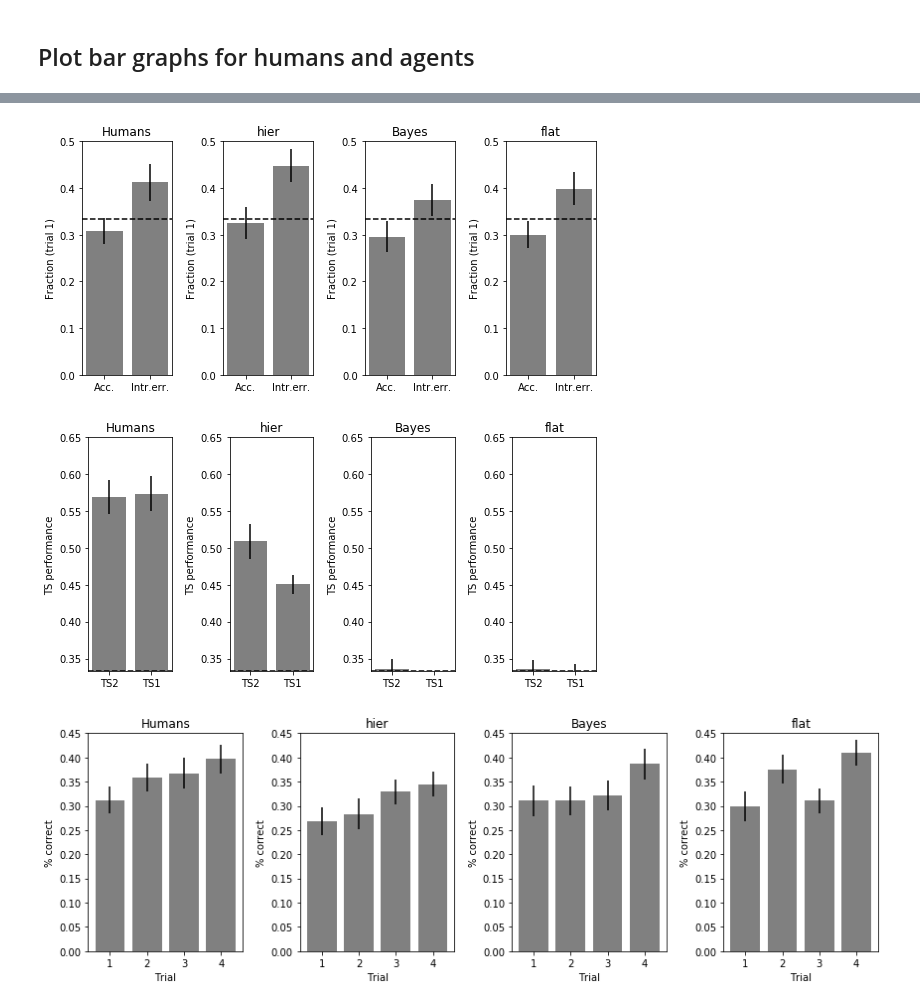
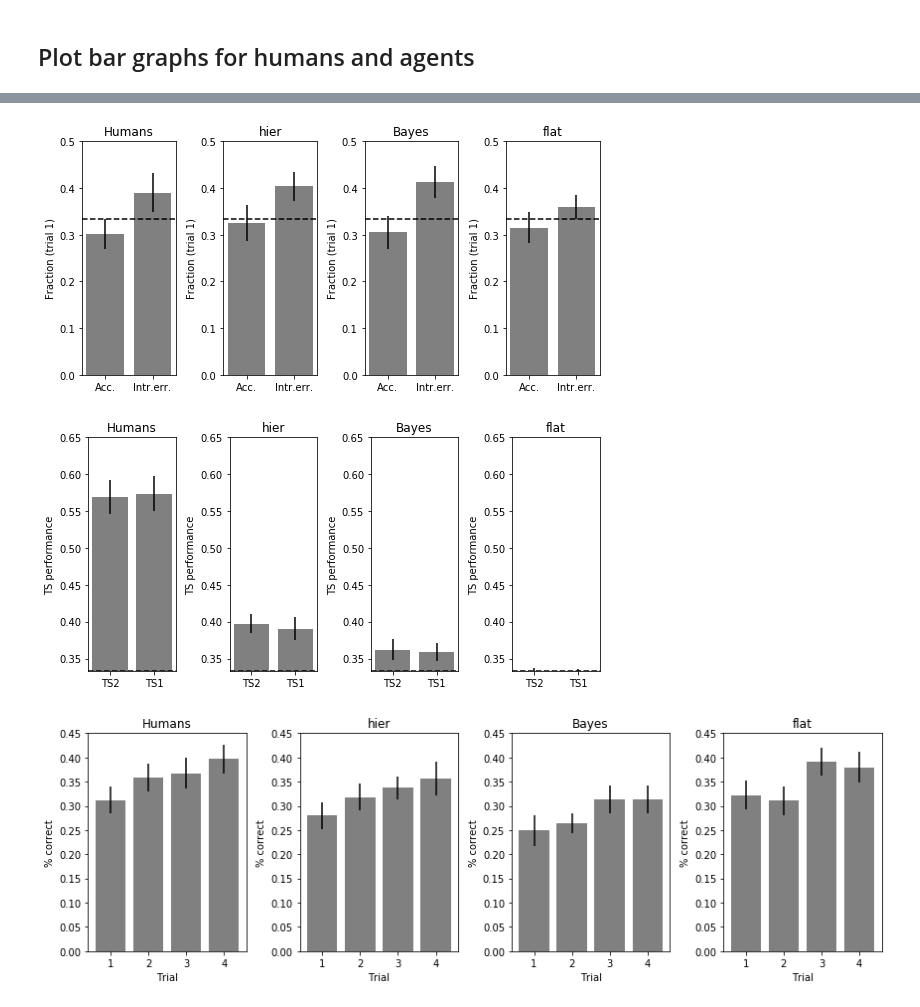
Before and after one commit to MariaEckstein/SLCN, a Jupyter notebook: models/SimulateAliensJupyterVersion2.ipynb, the cells around one changed output, grey strips where cells are left out. Saved outputs shown, nothing was run; the diff lists cells and outputs as text; code cells hidden in the pictures.

```diff
--- a/models/SimulateAliensJupyterVersion2.ipynb
+++ b/models/SimulateAliensJupyterVersion2.ipynb
@@ -75,7 +73,7 @@ elif model_name == 'Bayes':
          })
 
 else:
-    raise(NameError, 'model_name must be "flat" or "hier"!')
+    raise(NameError, 'model_name must be "flat", "Bayes", or "hier"!')
 # %%
 # Column names for the simulation summary measures
 ## Initial learning phase
@@ -237,8 +375,9 @@ def get_summary(parameters, param_ranges, n_sim, n_subj, model):
 # %%
-save_frequency = 100
-print_frequency = 100
-n_frames = 1
-n_sims_per_frame = 2
+# Test reliability of results
+save_frequency = 20
+print_frequency = 20
+n_frames = 10
+n_sims_per_frame = 100
 
 # Get summaries for different parameters
 new_time = time.time()
@@ -249,9 +388,10 @@ for frame_i in range(n_frames):
         columns=summary_dat_cols + ['model'])
     summaries['model'] = model_name
 
+    params = np.random.rand(len(param_names))
     for sim_i in range(n_sims_per_frame):
-        params = np.random.rand(len(param_names))
-        summaries.loc[sim_i, :-1] = get_summary(params, param_ranges, n_sim, n_subj, model_name)
+        summaries.loc[sim_i, :-1] = get_summary(
+            params, param_ranges, n_sim, n_subj, model_name, summary_or_fulldata='summary')
 
         if (sim_i % print_frequency) == 0:
 
@@ -265,7 +405,7 @@ for frame_i in range(n_frames):
         if ((sim_i % save_frequency) == 0) or (sim_i == n_sims_per_frame - 1):
 
             # Save summaries to disk
-            save_path = os.path.join(plot_dir, model_name + '_summariesTEST_{}.csv'.format(frame_i))
+            save_path = os.path.join(summary_save_dir, model_name + '_summaries_reliabtest_{}.csv'.format(frame_i))
             summaries.to_csv(save_path)
             print("Saving summaries to {}".format(save_path))
 # %% [output]
@@ -332,7 +485,7 @@ hum_summary_rainbow.head()
 | 0 | 0.358974 | 0.292735 | 0.291667 | 0.126603 | 0.057259 | 0.056819 | 0.060381 | 0.023735 | -0.067308 | -0.001068 |
 # %%
 # Get agent summary filenames
-filenames = glob.glob(os.path.join(plot_dir, '*.csv'))
+filenames = glob.glob(os.path.join(summary_save_dir, '*.csv'))
 filenames = [filename for filename in filenames if 'summar' in filename]  # don't read in selected_agents.csv etc.
 print('Found {} files.'.format(len(filenames)))
 # %% [output]
@@ -1031,8 +1212,8 @@ def make_plot(hum_mean, ag_mean, hum_se=False, ag_se=False, plot_name="plot.png"
     plt.savefig(plot_save_dir + plot_name)
 # %%
 # Get agent data
-model_idx = 4
-selected_agents = pd.read_csv(plot_dir + '/selected_agents.csv', index_col=0)
+model_idx = 2
+selected_agents = pd.read_csv(summary_save_dir + '/selected_agents.csv', index_col=0)
 selected_agents = selected_agents.reset_index()
 # ag_summary = selected_agents.loc[selected_agents['model'] == 'flat']  # 0, 5, 6
 ag_summary = pd.DataFrame(
@@ -1040,11 +1221,9 @@ ag_summary = pd.DataFrame(
                         ].reset_index(drop=True).loc[min(model_ns[i]-1, model_idx)]
      for i, model in enumerate(models)]
     )
-print(ag_summary)
 
-save_dir = plot_dir + 'ag_summary_for_paper.csv'
+save_dir = summary_save_dir + 'ag_summary_for_paper.csv'
 ag_summary.to_csv(save_dir)
-print("Saving agent used for paper plots to {}!".format(save_dir))
-
-# ag_summary = np.mean(selected_agents.loc[[0, 5, 6]], axis=0)
+print("Saving agents used for paper plots to {}!".format(save_dir))
+ag_summary
 # %% [output]
@@ -1101,32 +1269,32 @@ ag_summary_rainbow
 # %%
 # Plot intrusion errors
 make_plot(hum_summary_initial_learn[IL_cols[3:5]].values.flatten(), ag_summary[IL_cols[3:5]].values,
           hum_summary_initial_learn[IL_cols[6:8]].values.flatten(), ag_summary[IL_cols[6:8]].values,
-          plot_name='1intrusion_errors.png', figsize=(8, 4),
+          plot_name='1intrusion_errors_{}.png'.format(model_idx), figsize=(8, 4),
           ylabel="Fraction (trial 1)", hline=1/3, ylim=(0, 0.5), xticklabels=['Acc.', 'Intr.err.'])
 
 # Plot TS values affect performance
 make_plot(hum_summary_initial_learn[IL_cols[10:12]].values.flatten(), ag_summary[IL_cols[10:12]].values,
           hum_summary_initial_learn[IL_cols[13:15]].values.flatten(), ag_summary[IL_cols[13:15]].values,
-          plot_name='2TS_values_perf.png.', figsize=(8, 4),
+          plot_name='2TS_values_perf_{}.png.'.format(model_idx), figsize=(8, 4),
           ylabel="TS performance", hline=1/3, ylim=(1/3, 0.65), xticklabels=['TS2', 'TS1'])
 
 # # Plot Savings
 # make_plot(hum_summary_initial_learn[IL_cols[:3]].values.flatten(), ag_summary[IL_cols[:3]].values,
 #           plot_name='5Savings.png', figsize=(12, 4),
 #           ylabel="Savings", xticklabels=IL_cols[:3])
 # %% [output]
-[figure, old version]
+[figure, new version]
-[figure, old version]
+[figure, new version]
 # %%
 # Plot TS reactivation
 make_plot(hum_summary_cloudy[CL_cols[:4]].values.flatten(), ag_summary[CL_cols[:4]].values,
           hum_summary_cloudy[CL_cols[4:8]].values.flatten(), ag_summary[CL_cols[4:8]].values,
-          plot_name='0TS_react.png', figsize=(12, 4),
+          plot_name='0TS_react_{}.png'.format(model_idx), figsize=(12, 4),
           ylabel="% correct", hline=False, ylim=(0, 0.45),
           xlabel="Trial", xticklabels=range(1, n_aliens+1))
 # %% [output]
-[figure, old version]
+[figure, new version]
 # %%
 ag_summary.columns
 # %% [output]
```
Also changed, not shown: parts of 34 cells of this notebook, 2 other files.
